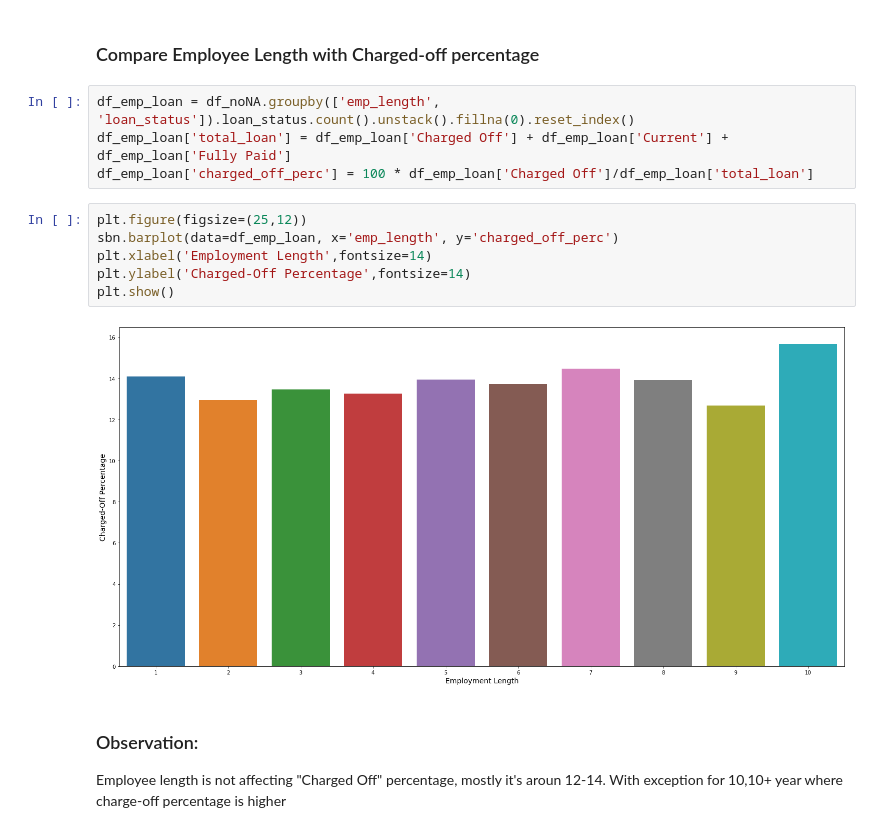
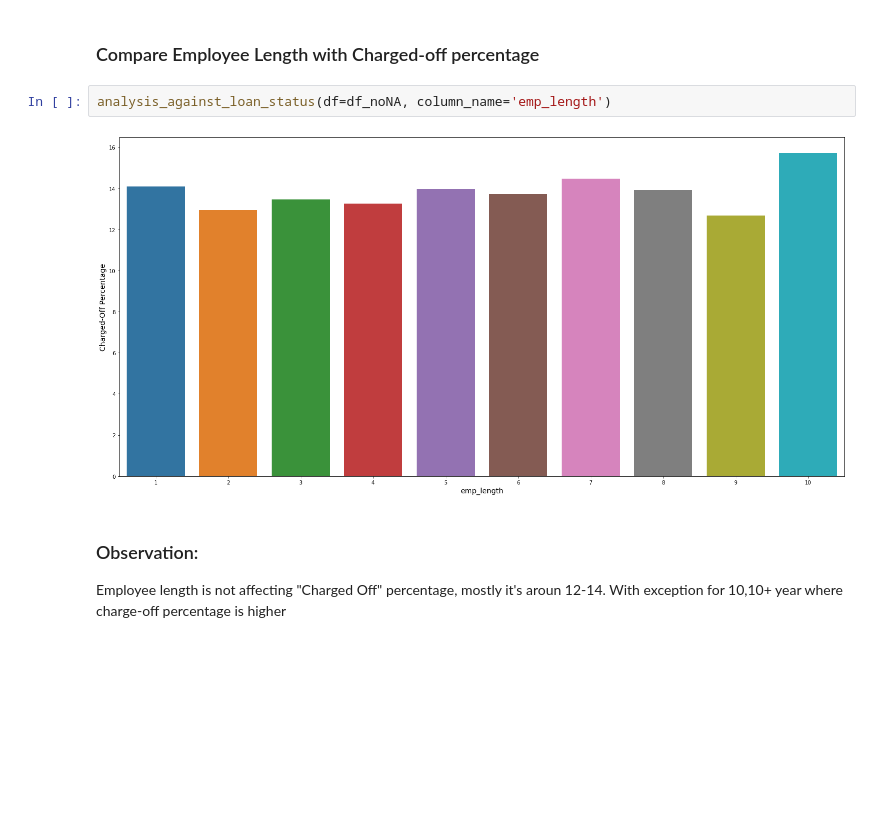
Before and after one commit to joshigeek/LendingClubCaseStudy, a Jupyter notebook: Himanshu-LendingClubCaseStudy.ipynb, the cells around one changed output. Saved outputs shown, nothing was run; the diff lists cells and outputs as text; blank space fills up the shorter version.

```diff
--- a/Himanshu-LendingClubCaseStudy.ipynb
+++ b/Himanshu-LendingClubCaseStudy.ipynb
@@ -477,18 +472,10 @@ plt.show()
 Individual with lesser grade tend to have higher "Charged Off" percentage.
 # %% [markdown]
 ### Compare Employee Length with Charged-off percentage
-# %%
-df_emp_loan = df_noNA.groupby(['emp_length', 'loan_status']).loan_status.count().unstack().fillna(0).reset_index()
-df_emp_loan['total_loan'] = df_emp_loan['Charged Off'] + df_emp_loan['Current'] + df_emp_loan['Fully Paid']
-df_emp_loan['charged_off_perc'] = 100 * df_emp_loan['Charged Off']/df_emp_loan['total_loan']
-# %%
-plt.figure(figsize=(25,12))
-sbn.barplot(data=df_emp_loan, x='emp_length', y='charged_off_perc')
-plt.xlabel('Employment Length',fontsize=14)
-plt.ylabel('Charged-Off Percentage',fontsize=14)
-plt.show()
-# %% [output]
-[figure, removed]
+# %%
+analysis_against_loan_status(df=df_noNA, column_name='emp_length')
+# %% [output]
+[figure, added]
 # %% [markdown]
 ### Observation:
 Employee length is not affecting "Charged Off" percentage, mostly it's aroun 12-14. With exception for 10,10+ year where
```
Also changed, not shown: parts of 19 cells of this notebook.
